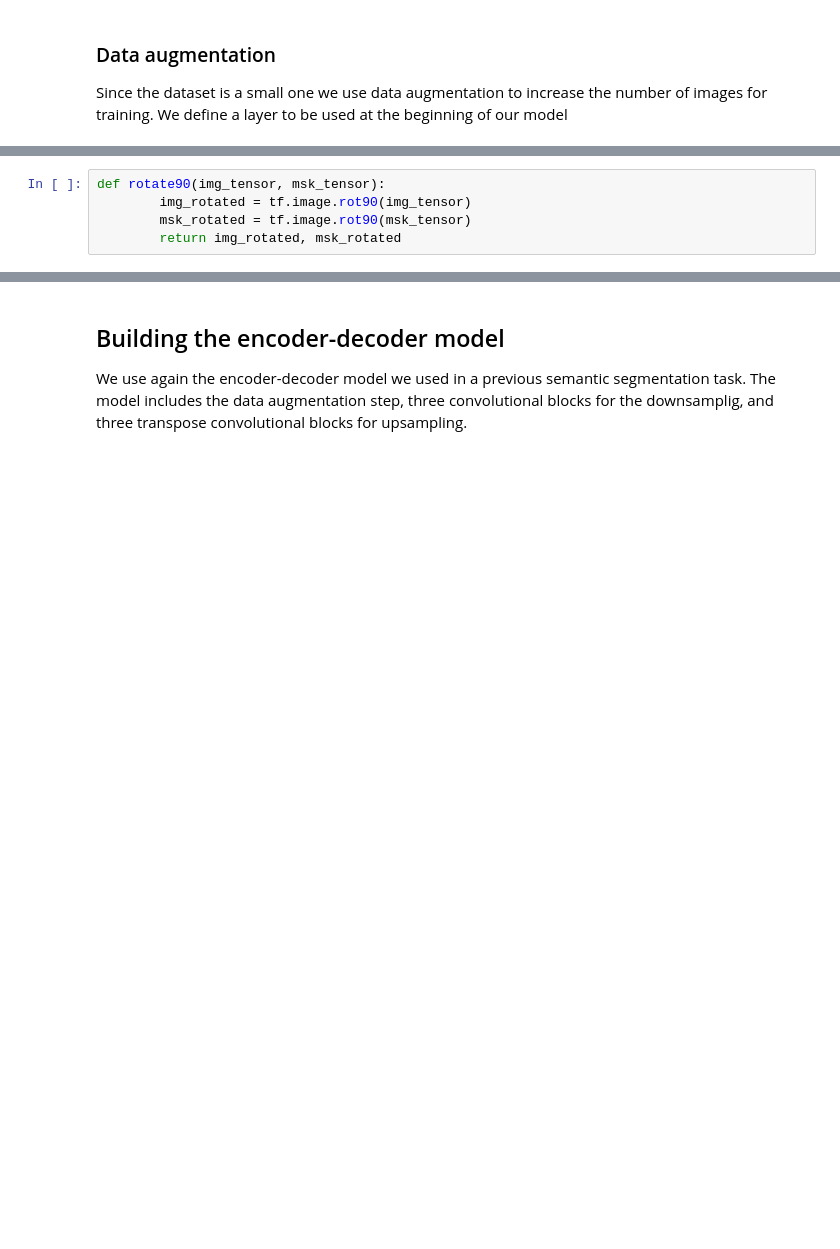
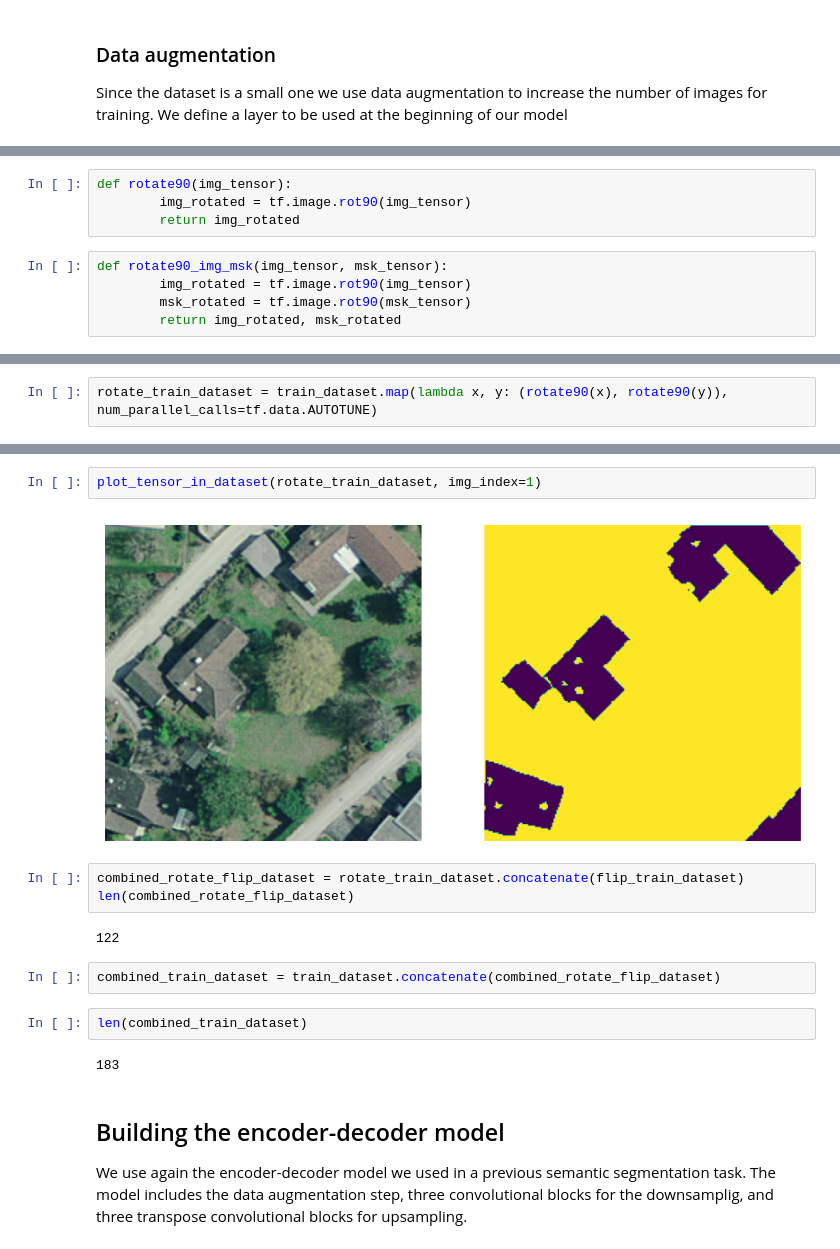
Before and after one commit to luigiselmi/dl_tensorflow, a Jupyter notebook: experiments/rooftops_segmentation_v3.ipynb, the cells around one changed output, grey strips where cells are left out. Drawn from its saved outputs; the diff is of its cells as text; blank space fills up the shorter version.

```diff
--- a/experiments/rooftops_segmentation_v3.ipynb
+++ b/experiments/rooftops_segmentation_v3.ipynb
@@ -275,5 +309,9 @@ We can see the effect of the transformations applied to one image
+# %%
+def rotate90(img_tensor):
+        img_rotated = tf.image.rot90(img_tensor)
+        return img_rotated
 # %%
-def rotate90(img_tensor, msk_tensor):
+def rotate90_img_msk(img_tensor, msk_tensor):
         img_rotated = tf.image.rot90(img_tensor)
         msk_rotated = tf.image.rot90(msk_tensor)
         return img_rotated, msk_rotated
@@ -300,0 +324,2 @@ ax[1,1].set_axis_off()
+# %%
+rotate_train_dataset = train_dataset.map(lambda x, y: (rotate90(x), rotate90(y)), num_parallel_calls=tf.data.AUTOTUNE)
@@ -301,3 +334,18 @@ ax[1,1].set_axis_off()
+# %%
+plot_tensor_in_dataset(rotate_train_dataset, img_index=1)
+# %% [output]
+[figure, added]
+# %%
+combined_rotate_flip_dataset = rotate_train_dataset.concatenate(flip_train_dataset)
+len(combined_rotate_flip_dataset)
+# %% [output]
+122
+# %%
+combined_train_dataset = train_dataset.concatenate(combined_rotate_flip_dataset)
+# %%
+len(combined_train_dataset)
+# %% [output]
+183
 # %% [markdown]
 ## Building the encoder-decoder model
 We use again the encoder-decoder model we used in a previous semantic segmentation task. The model includes the data augmentation step, three convolutional blocks for the downsamplig, and three transpose convolutional blocks for upsampling.
```
Also changed, not shown: parts of 23 cells of this notebook.
